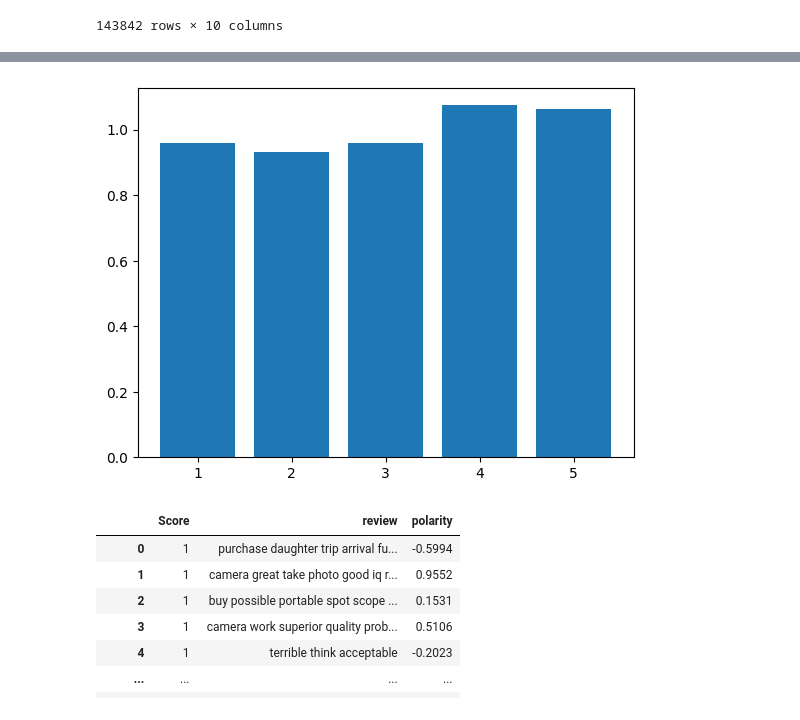
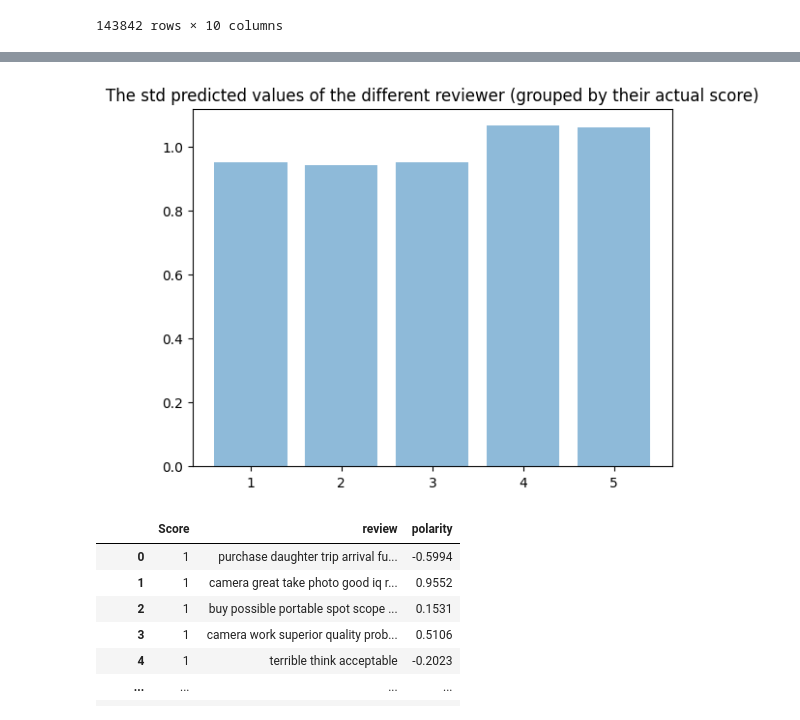
Before and after one commit to RANN9/Amazon-Review-TMEF-Project, a Jupyter notebook: mike.ipynb, the cells around one changed output, grey strips where cells are left out. Cells and saved outputs as stored; diff of their text form; code cells hidden in the pictures.

```diff
--- a/mike.ipynb
+++ b/mike.ipynb
@@ -159,0 +147,2 @@ plt.show()
+# %%
+results = pd.read_csv("lasso-result.csv")
@@ -160,11 +163,14 @@ plt.show()
 # %%
+plt.title('The std predicted values of the different reviewer (grouped by their actual score)')
 plt.bar(
     list(range(1, 6)),
     results["Std"],
+    align="center",
+    alpha=0.5,
 )
 plt.show()
 # %% [output]
-[figure, old version]
+[figure, new version]
 # %%
 analyser = SentimentIntensityAnalyzer()
 # %%
```
Also changed, not shown: parts of 25 cells of this notebook.
